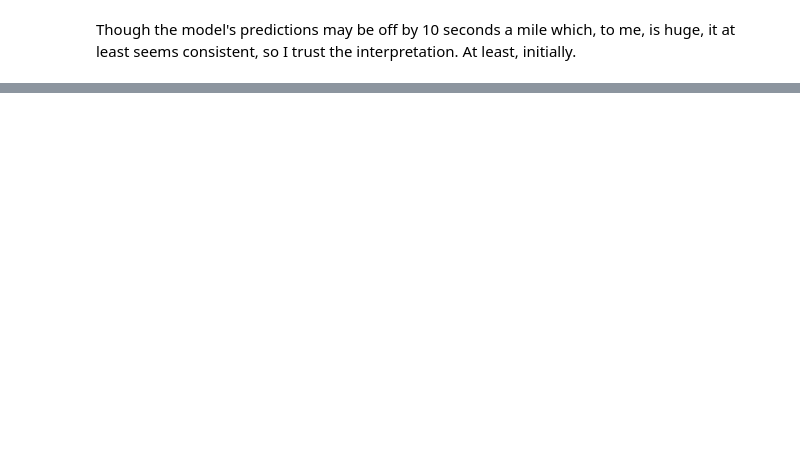
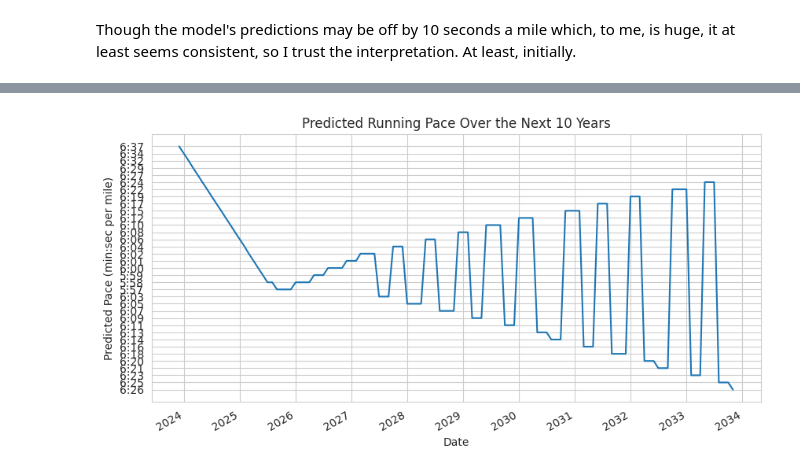
Before and after one commit to sbogucki12/workoutdata, a Jupyter notebook: runlogoct272023-eda.ipynb, the cells around one changed output, grey strips where cells are left out. Drawn from its saved outputs; the diff is of its cells as text; code cells hidden in the pictures; blank space fills up the shorter version.

```diff
--- a/runlogoct272023-eda.ipynb
+++ b/runlogoct272023-eda.ipynb
@@ -471,0 +1162,23 @@ Though the model's predictions may be off by 10 seconds a mile which, to me, is
+# %%
+import matplotlib.dates as mdates
+
+# Convert timedelta to "minutes:seconds" format for plotting
+df_future['Predicted Pace (min:sec)'] = df_future['Predicted Pace'].apply(lambda x: f"{x.seconds//60}:{x.seconds%60:02d}")
+
+# Plotting
+plt.figure(figsize=(10, 5))
+plt.plot(df_future['Date'], df_future['Predicted Pace (min:sec)'])
+
+# Formatting the plot
+plt.gca().invert_yaxis()  # Invert y-axis to show faster paces at the top
+plt.gca().xaxis.set_major_locator(mdates.YearLocator())  # Show every year on x-axis
+plt.gca().xaxis.set_major_formatter(mdates.DateFormatter('%Y'))  # Format x-axis to show years only
+plt.gcf().autofmt_xdate()  # Auto-format x-axis
+
+plt.xlabel('Date')
+plt.ylabel('Predicted Pace (min:sec per mile)')
+plt.title('Predicted Running Pace Over the Next 10 Years')
+plt.grid(True)
+plt.show()
+# %% [output]
+[figure, added]
```
Also changed, not shown: parts of 26 cells of this notebook.
